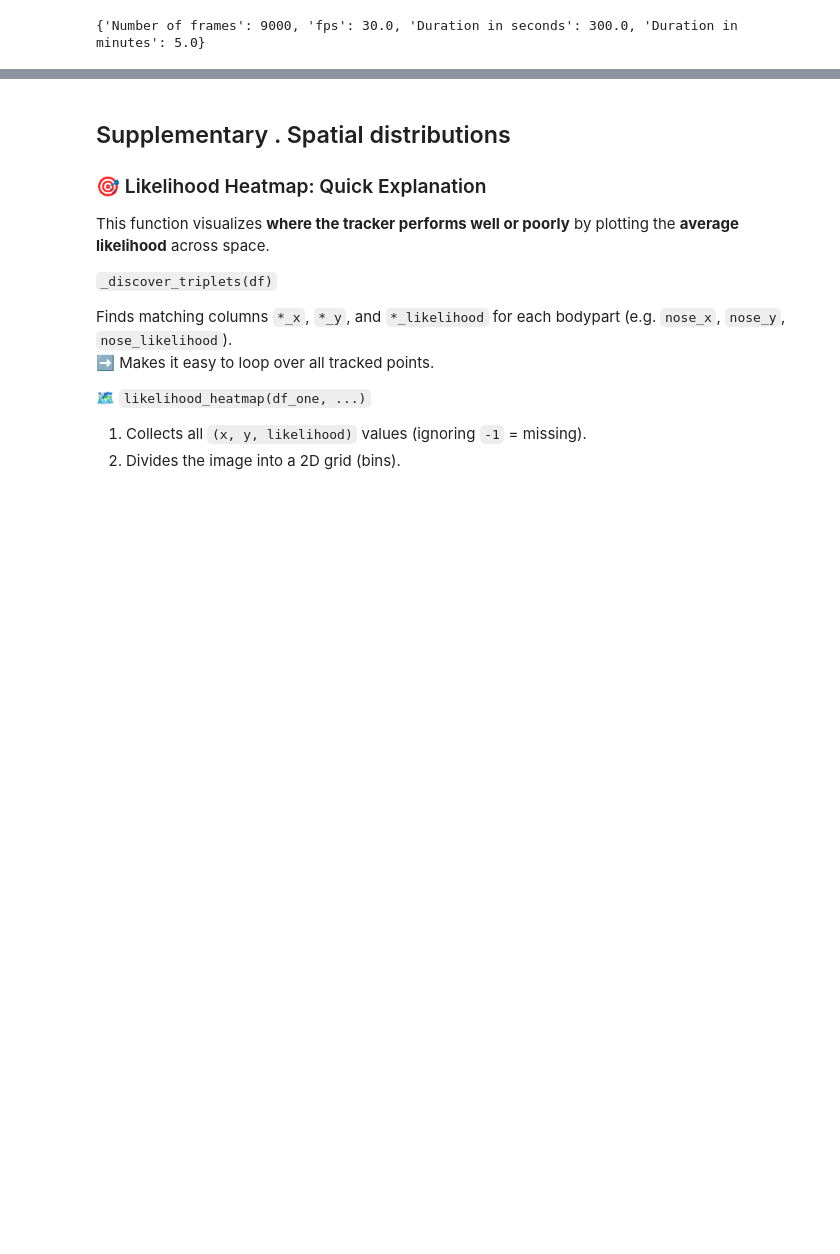
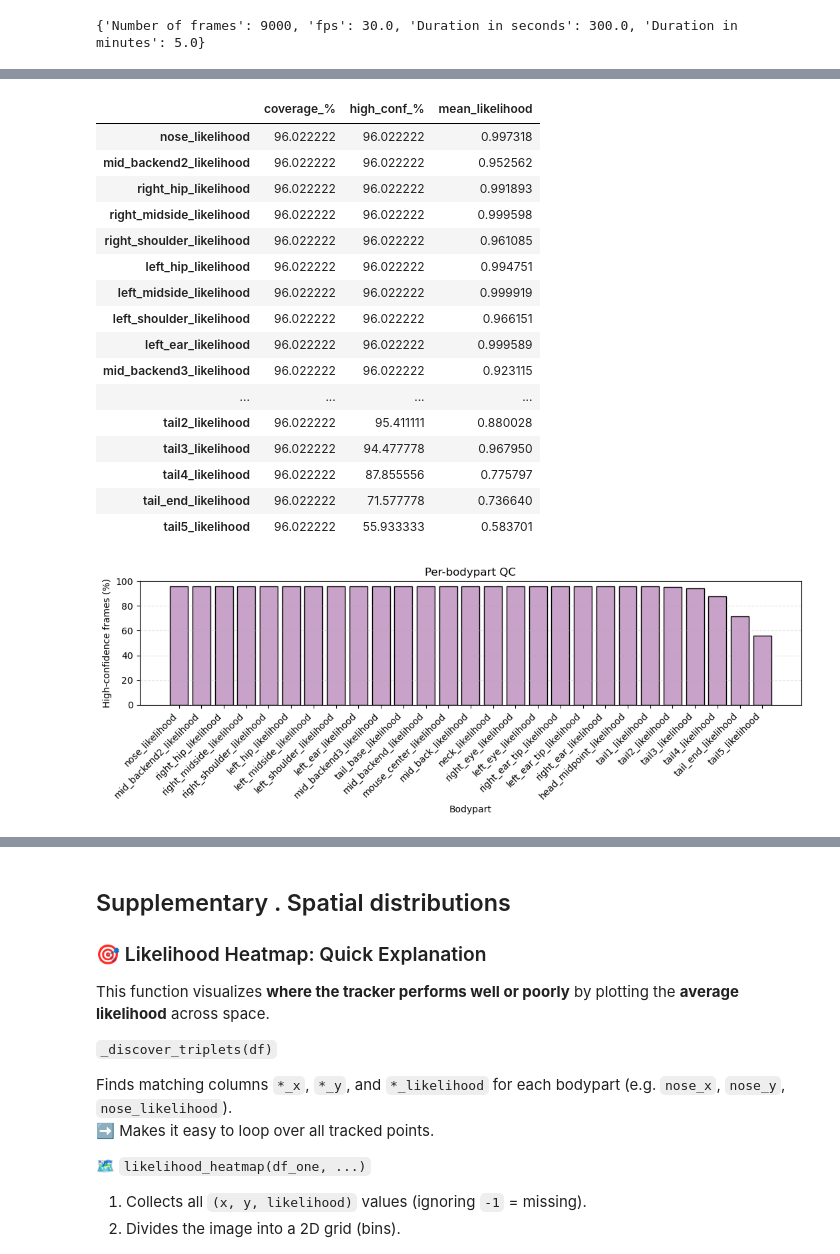
Before and after one commit to LizbethMG-Teaching/pose2behav-book, a Jupyter notebook: notebooks/EDA.ipynb, the cells around one changed output, grey strips where cells are left out. Cells and saved outputs as stored; diff of their text form; code cells hidden in the pictures; blank space fills up the shorter version.

```diff
--- a/notebooks/EDA.ipynb
+++ b/notebooks/EDA.ipynb
@@ -645,72 +696,91 @@ def qc_summary_from_likelihood(df_one: pd.DataFrame, conf_thresh: float = 0.5) -
     Compute per-bodypart detection quality metrics.
 
     Parameters
-        df_one : Single-animal dataframe
-        conf_thresh : Confidence threshold to count a detection as 'high-confidence'
+        df_one     : single-animal DataFrame (flattened columns like 'nose_x', 'nose_y', 'nose_likelihood')
+        conf_thresh: threshold used to count a frame as high-confidence
+
+    Returns
+        DataFrame indexed by body part with columns:
+          - 'coverage_%'     : percent of frames with any valid detection (not NaN after cleaning)
+          - 'high_conf_%'    : percent of frames with likelihood >= conf_thresh
+          - 'mean_likelihood': average likelihood ignoring invalid frames
     """
-    # >>>>>>>>>>>>>>>>>>>
-    # TODO: select only likelihood columns
-    # YOUR CODE HERE (1 line):
-    # L = df_one.filter( ... )
+
+    # Select only the likelihood columns (one per body part)
     L_raw = df_one.filter(like="_likelihood")
-    # <<<<<<<<<<<<<<<<<<
 
-    # Fractions before cleaning (so we can measure true NaN vs -1 rates)
-    #minus1_pct = L_raw.eq(-1).mean(axis=0) * 100
-
-    # Replace invalid values (-1) with NaN so they’re ignored in summaries
+    # Replace sentinel -1 by NaN so invalid frames are ignored by mean and fractions
     L = L_raw.where(L_raw >= 0)
 
     # Compute stats per bodypart (coverage, high_conf%, mean)
     per_bp = pd.DataFrame({
+        # Percent of frames where a valid likelihood exists
         # >>>>>>>>>>>>>>>>>>>
-        # TODO: What fraction of frames have any valid detection (not all NaN)
-        # YOUR CODE HERE (1 line), hint (notna(), mean()):
+        # 🧩 TODO: What fraction of frames have any valid detection (not all NaN)
+        # YOUR CODE HERE ↓↓↓ (1 line), hint (notna(), mean()):
         # "coverage_%": L ...
         "coverage_%": L.notna().mean(axis=0) * 100,
 
-        # TODO: What fraction of frames have likelihood ≥ conf_thresh (default 0.5)
-        # YOUR CODE HERE (1 line):
+        # Percent of frames considered high-confidence at the chosen threshold
+        # 🧩 TODO: What fraction of frames have likelihood ≥ conf_thresh (default 0.5)
+        # YOUR CODE HERE ↓↓↓ (1 line):
         # "high_conf_%": (L >= conf_thresh) ...
         "high_conf_%": (L >= conf_thresh).mean(axis=0) * 100,
 
-        # TODO: Average likelihood, ignoring missing values
-        # YOUR CODE HERE (1 line):
+        # Average likelihood across time, ignoring invalid frames
+        # 🧩 TODO: Average likelihood, ignoring missing values
+        # YOUR CODE HERE ↓↓↓ (1 line):
         # "mean_likelihood": ...
         "mean_likelihood": L.mean(axis=0),
         # <<<<<<<<<<<<<<<<<<
 
-        # Added: fractions of NaNs (-1, before cleaning)
-        #"minus1_%": minus1_pct,
     }).sort_values("high_conf_%", ascending=False)
 
     return per_bp
 
 
 def plot_likelihood_qc(per_bp: pd.DataFrame, title: str = "Per-bodypart QC"):
-    """Quick QC bar plot of high-confidence detection rate (lilac)."""
-    import matplotlib.pyplot as plt
+    """Bar plot of high-confidence rate per body part. Useful for a quick sanity check."""
 
-    # Adjust figure size automatically to fit labels
+    # Size scales with number of parts so labels remain readable
     fig, ax = plt.subplots(figsize=(max(8, len(per_bp) * 0.4), 4))
 
+    # High-confidence percentage per body part
     ax.bar(per_bp.index, per_bp["high_conf_%"],
            color="#C8A2C8", edgecolor="black")
 
     ax.set(title=title,
            xlabel="Bodypart",
            ylabel="High-confidence frames (%)",
            ylim=(0, 100))
     ax.grid(axis="y", linestyle="--", alpha=0.35)
 
     # Rotate labels so they don’t overlap
     plt.xticks(rotation=45, ha="right")
-
     plt.tight_layout()
     plt.show()
 
-
+# Build the QC table and visualize it
 qc = qc_summary_from_likelihood(df_one)
 display(qc)
 plot_likelihood_qc(qc)
+# %% [output]
+|  | coverage_% | high_conf_% | mean_likelihood |
+| nose_likelihood | 96.022222 | 96.022222 | 0.997318 |
+| mid_backend2_likelihood | 96.022222 | 96.022222 | 0.952562 |
+| right_hip_likelihood | 96.022222 | 96.022222 | 0.991893 |
+| right_midside_likelihood | 96.022222 | 96.022222 | 0.999598 |
+| right_shoulder_likelihood | 96.022222 | 96.022222 | 0.961085 |
+| left_hip_likelihood | 96.022222 | 96.022222 | 0.994751 |
+| left_midside_likelihood | 96.022222 | 96.022222 | 0.999919 |
+| left_shoulder_likelihood | 96.022222 | 96.022222 | 0.966151 |
+| left_ear_likelihood | 96.022222 | 96.022222 | 0.999589 |
+| mid_backend3_likelihood | 96.022222 | 96.022222 | 0.923115 |
+| ... | ... | ... | ... |
+| tail2_likelihood | 96.022222 | 95.411111 | 0.880028 |
+| tail3_likelihood | 96.022222 | 94.477778 | 0.967950 |
+| tail4_likelihood | 96.022222 | 87.855556 | 0.775797 |
+| tail_end_likelihood | 96.022222 | 71.577778 | 0.736640 |
+| tail5_likelihood | 96.022222 | 55.933333 | 0.583701 |
+[figure, added]
 # %% [markdown]
```
Also changed, not shown: parts of 13 cells of this notebook.
